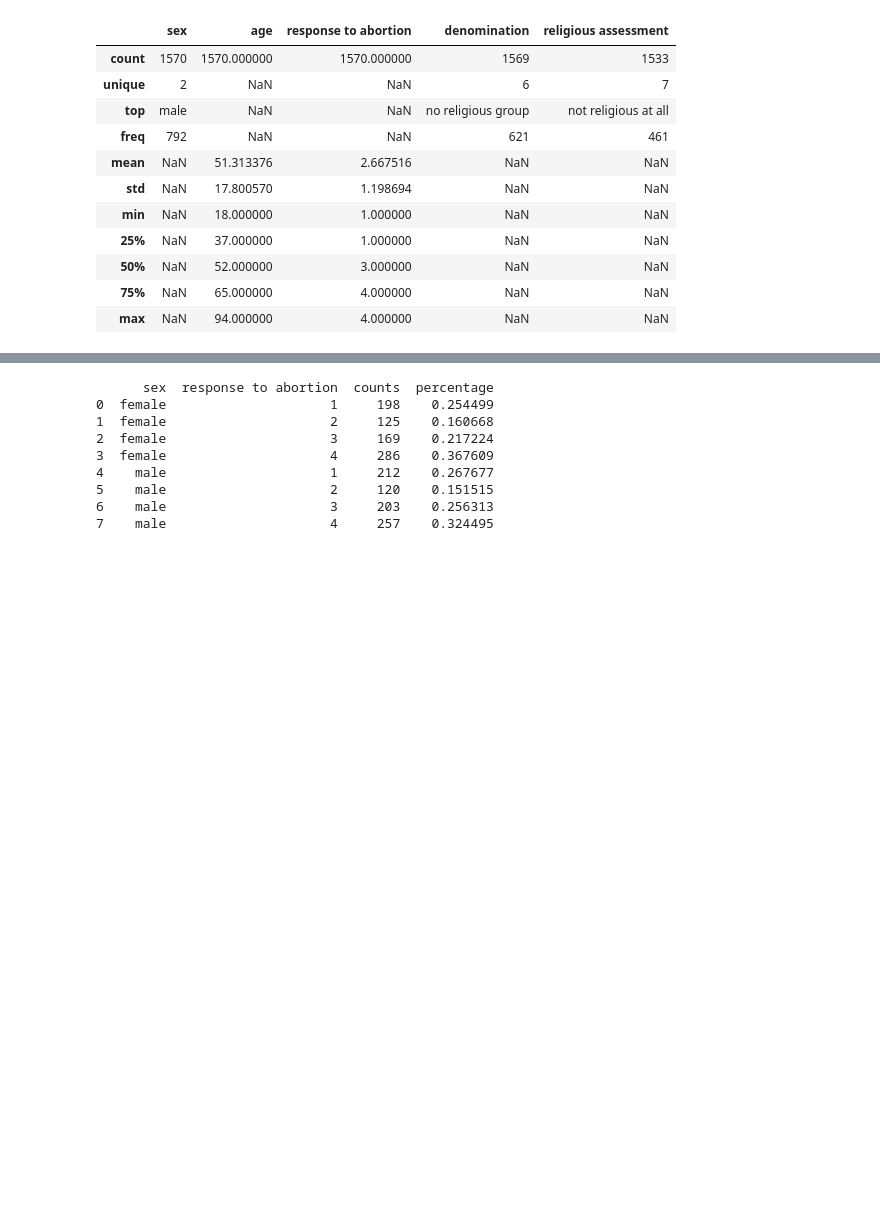
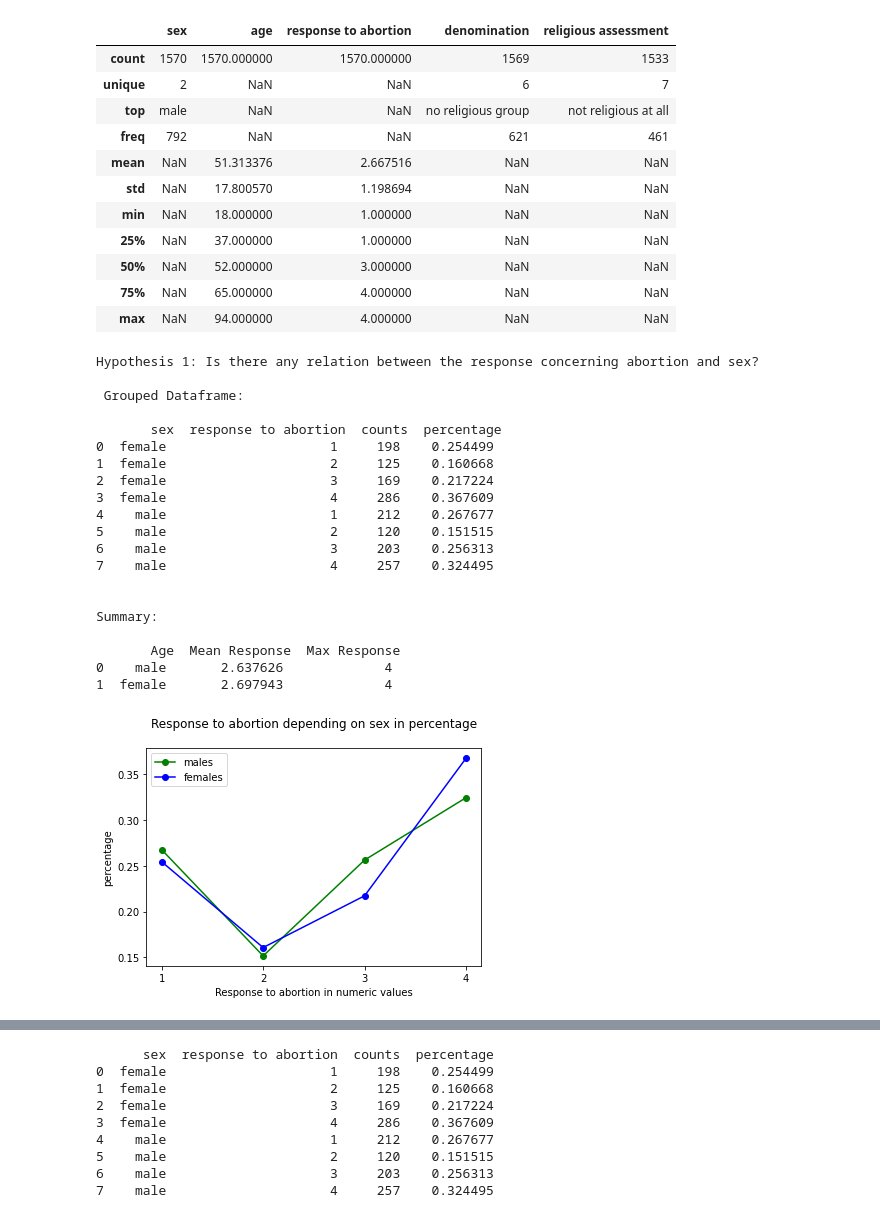
Before and after one commit to alinagriesel/ScipyProject, a Jupyter notebook: alina_probier_notebook.ipynb, the cells around one changed output, grey strips where cells are left out. Cells and saved outputs as stored; diff of their text form; code cells hidden in the pictures; blank space fills up the shorter version.

```diff
--- a/alina_probier_notebook.ipynb
+++ b/alina_probier_notebook.ipynb
@@ -144,3 +234,27 @@ def abortion_sex():
+# %%
+abortion_sex2()
+# %% [output]
+Hypothesis 1: Is there any relation between the response concerning abortion and sex?
+
+ Grouped Dataframe:
+
+       sex  response to abortion  counts  percentage
+0  female                     1     198    0.254499
+1  female                     2     125    0.160668
+2  female                     3     169    0.217224
+3  female                     4     286    0.367609
+4    male                     1     212    0.267677
+5    male                     2     120    0.151515
+6    male                     3     203    0.256313
+7    male                     4     257    0.324495
+
+
+Summary:
+
+       Age  Mean Response  Max Response
+0    male       2.637626             4
+1  female       2.697943             4
+[figure, added]
 # %%
 abortion_sex()
 # %% [output]
```
Also changed, not shown: parts of 6 cells of this notebook, 2 other files.
